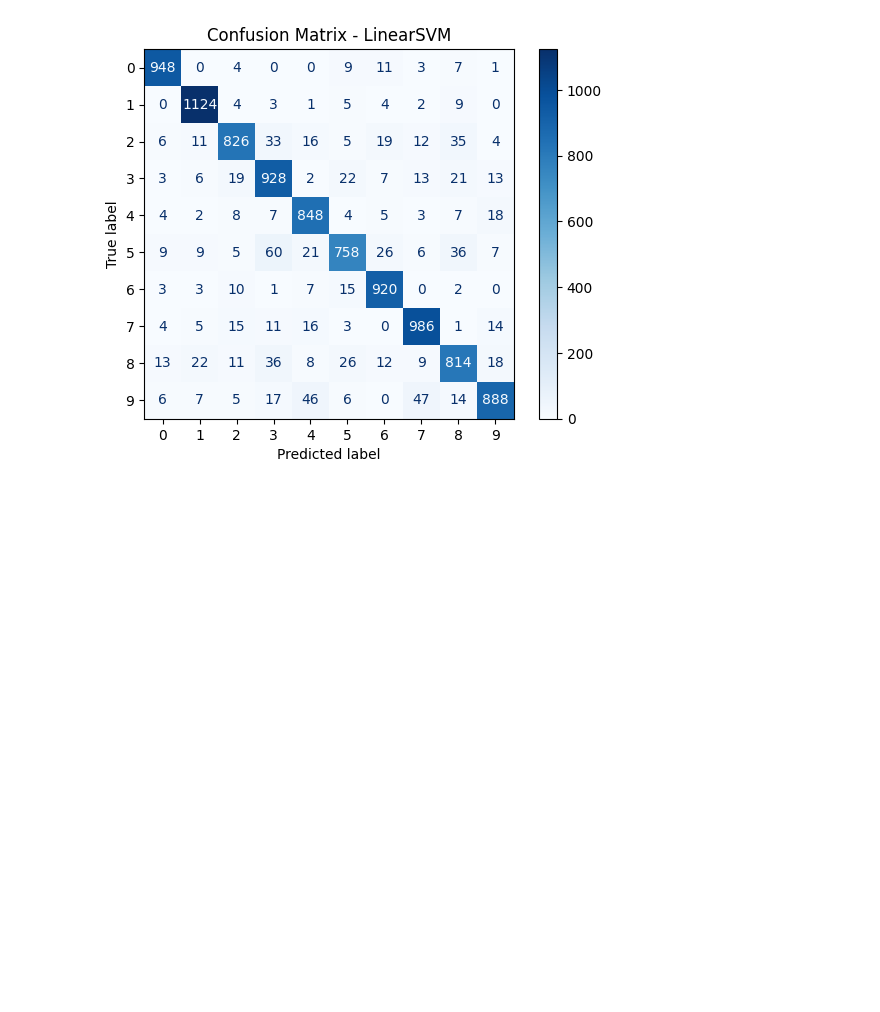
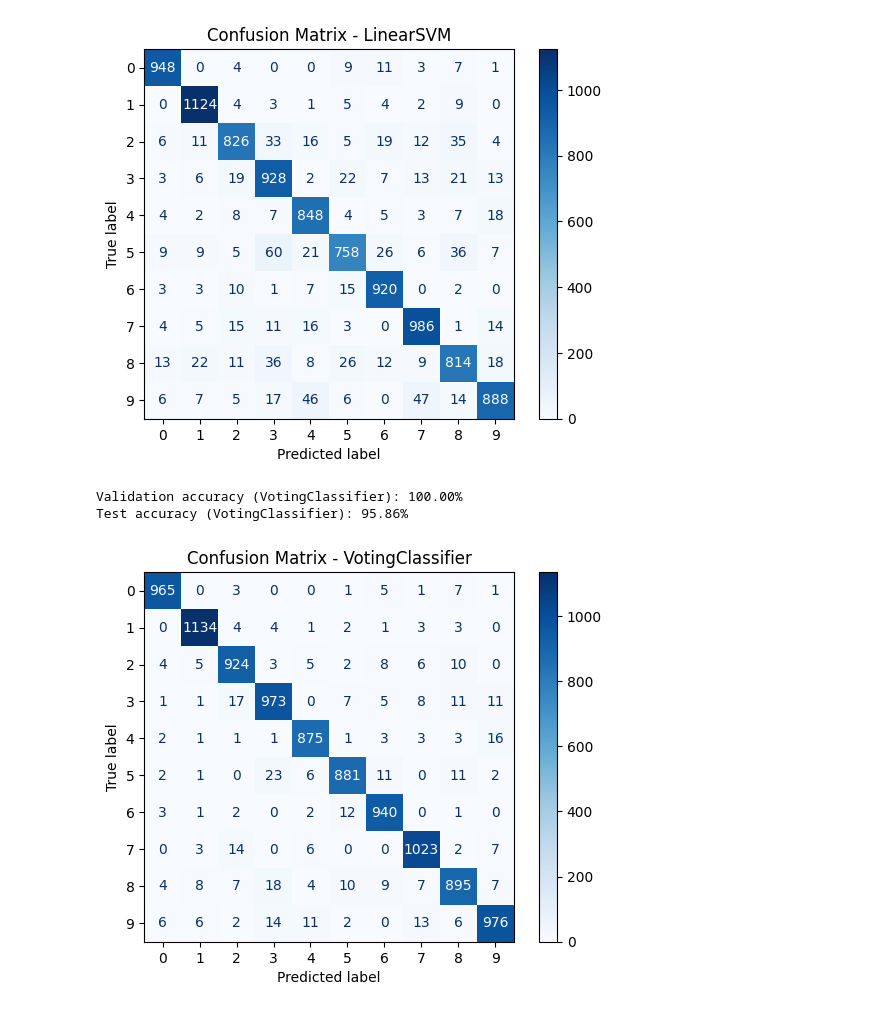
Before and after one commit to appleiphonedddd/NCNU_ML_HW2, a Jupyter notebook: MNIST.ipynb, the cells around one changed output. Drawn from its saved outputs; the diff is of its cells as text; code cells hidden in the pictures; blank space fills up the shorter version.

```diff
--- a/MNIST.ipynb
+++ b/MNIST.ipynb
@@ -133,0 +125,9 @@ Pipeline(steps=[('standardscaler', StandardScaler(with_mean=False)),
+# %%
+# SVM classifier
+
+base_svm = make_pipeline(
+    StandardScaler(with_mean=False),
+    LinearSVC(random_state=42, dual=True)
+)
+
+base_svm.fit(X_train, y_train)
@@ -133,0 +137,3 @@ Pipeline(steps=[('standardscaler', StandardScaler(with_mean=False)),
+# %%
+calibrated_svm = CalibratedClassifierCV(base_svm, method='sigmoid', cv=3)
+calibrated_svm.fit(X_trval, y_trval)
@@ -140,14 +153,14 @@ LinearSVM - Validation accuracy: 89.97%
 X_trval = np.vstack([X_train, X_valid])
 y_trval = np.hstack([y_train, y_valid])
 
-lin_svm_final = make_pipeline(
+calibrated_svm_final = make_pipeline(
     StandardScaler(with_mean=False),
     LinearSVC(random_state=42, dual=True)
 )
 
-lin_svm_final.fit(X_trval, y_trval)
+calibrated_svm_final.fit(X_trval, y_trval)
 
-svm_test_acc = accuracy_score(y_test, lin_svm_final.predict(X_test))
+svm_test_acc = accuracy_score(y_test, calibrated_svm_final.predict(X_test))
 print(f"LinearSVM - Test accuracy: {svm_test_acc * 100:.2f}%")
 # %% [output]
 LinearSVM - Test accuracy: 90.40%
@@ -179,3 +192,34 @@ for model, name in zip([rf_final, et_final, lin_svm_final],
 [figure]
 [figure]
 [figure]
+# %%
+# Next, try to combine these classifiers into an ensemble that outperforms each individual classifier on the validation set, using soft voting. Once you have found one, try it on the test set. Discuss how much better does the ensemble perform compared to the individual classifiers
+voting_clf = VotingClassifier(
+    estimators=[
+        ('rf', rf_final),
+        ('et', et_final),
+        ('svm', calibrated_svm)
+    ],
+    voting='soft',
+    n_jobs=-1
+)
+
+voting_clf.fit(X_trval, y_trval)
+voting_val_pred = voting_clf.predict(X_valid)
+voting_val_acc = accuracy_score(y_valid, voting_val_pred)
+print(f"Validation accuracy (VotingClassifier): {voting_val_acc * 100:.2f}%")
+voting_test_pred = voting_clf.predict(X_test)
+voting_test_acc = accuracy_score(y_test, voting_test_pred)
+print(f"Test accuracy (VotingClassifier): {voting_test_acc * 100:.2f}%")
+# %% [output]
+Validation accuracy (VotingClassifier): 100.00%
+Test accuracy (VotingClassifier): 95.86%
+# %%
+# Show a confusion matrix for the best-performing model on the test set.
+
+disp = ConfusionMatrixDisplay.from_predictions(y_test, voting_test_pred, cmap=plt.cm
+.Blues)
+disp.ax_.set_title('Confusion Matrix - VotingClassifier')
+plt.show()
+# %% [output]
+[figure, added]
```
Also changed, not shown: parts of 6 cells of this notebook.
